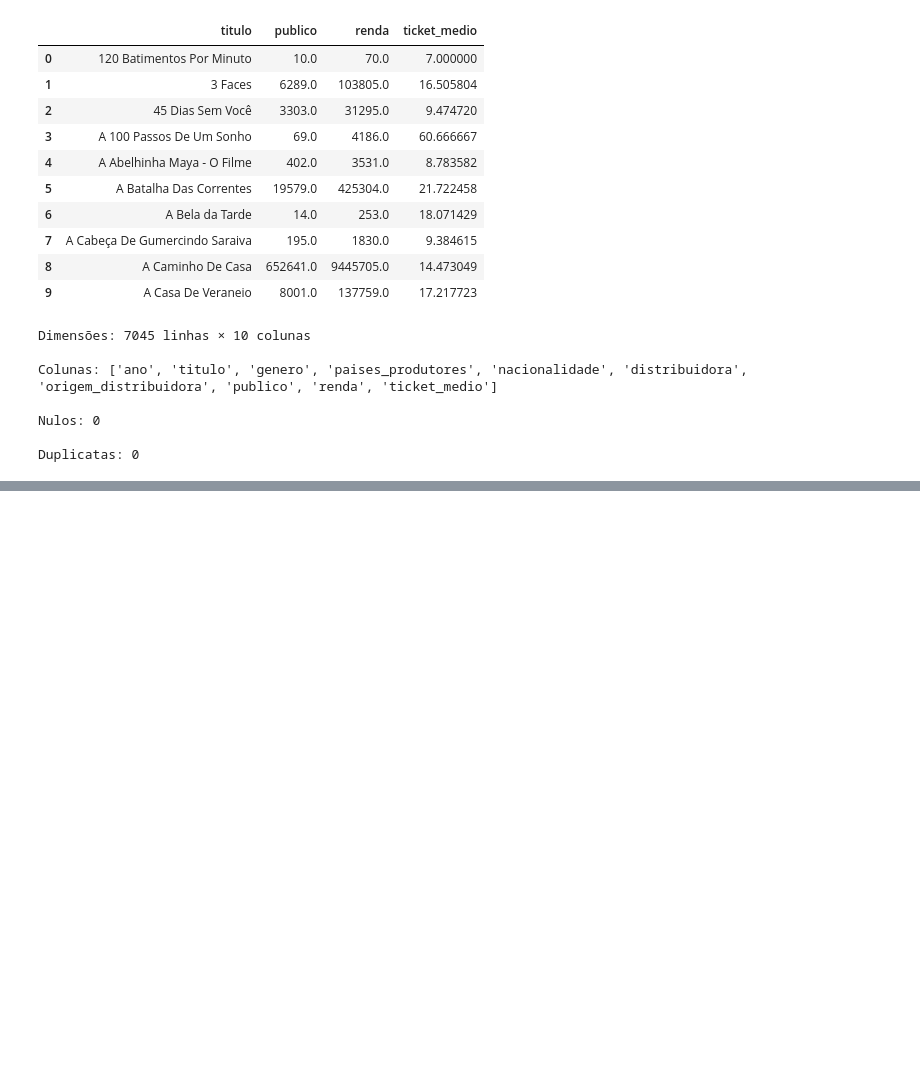
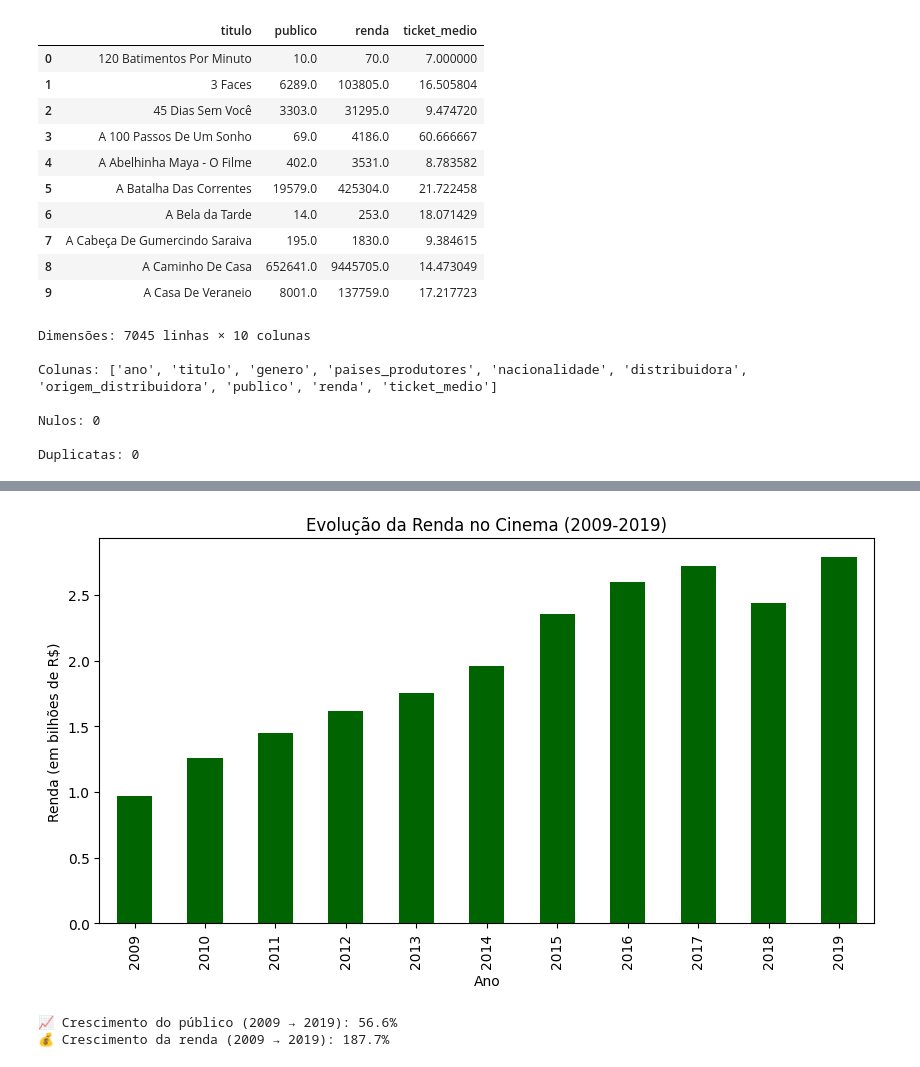
Before and after one commit to paloma2411/analise-filmes-brasil, a Jupyter notebook: analise_filmes.ipynb, the cells around one changed output, grey strips where cells are left out. Drawn from its saved outputs; the diff is of its cells as text; code cells hidden in the pictures; blank space fills up the shorter version.

```diff
--- a/analise_filmes.ipynb
+++ b/analise_filmes.ipynb
@@ -209,0 +263,28 @@ Duplicatas: 0
+# %%
+# Gráfico da evolução da renda por ano (em bilhões)
+(evolucao_anual['renda'] / 1_000_000_000).plot(
+    kind='bar',
+    figsize=(10, 5),
+    title='Evolução da Renda no Cinema (2009-2019)',
+    color='darkgreen',
+    ylabel='Renda (em bilhões de R$)',
+    xlabel='Ano'
+);
+# %% [output]
+[figure, added]
+# %%
+# Calculando o crescimento percentual entre 2009 e 2019
+publico_2009 = evolucao_anual.loc[2009, 'publico']
+publico_2019 = evolucao_anual.loc[2019, 'publico']
+
+renda_2009 = evolucao_anual.loc[2009, 'renda']
+renda_2019 = evolucao_anual.loc[2019, 'renda']
+
+crescimento_publico = ((publico_2019 - publico_2009) / publico_2009) * 100
+crescimento_renda = ((renda_2019 - renda_2009) / renda_2009) * 100
+
+print(f"Crescimento do público (2009 → 2019): {crescimento_publico:.1f}%")
+print(f"Crescimento da renda (2009 → 2019): {crescimento_renda:.1f}%")
+# %% [output]
+📈 Crescimento do público (2009 → 2019): 56.6%
+💰 Crescimento da renda (2009 → 2019): 187.7%
```
Also changed, not shown: parts of 6 cells of this notebook.
